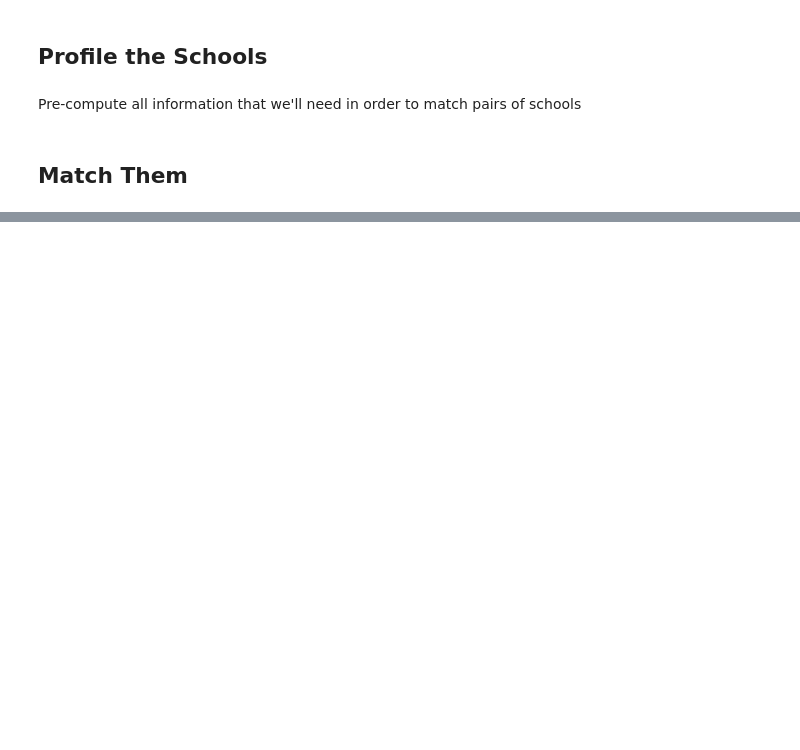
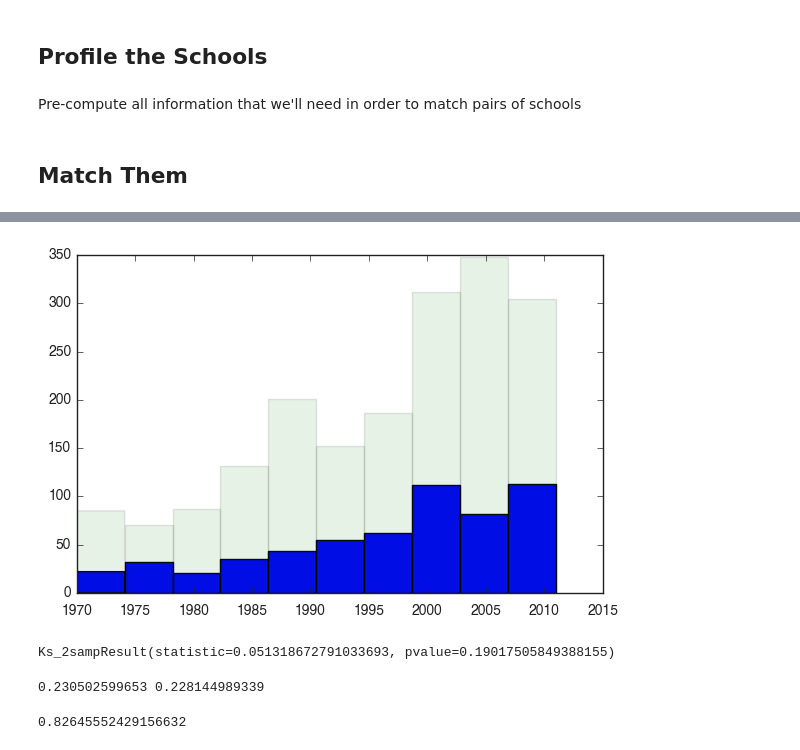
Before and after one commit to dimecon/faculty_hiring, a Jupyter notebook: notebooks-productivity/Matched Pairs - Public or Private Status.ipynb, the cells around one changed output, grey strips where cells are left out. Cells and saved outputs as stored; diff of their text form; code cells hidden in the pictures; blank space fills up the shorter version.

```diff
--- a/notebooks-productivity/Matched Pairs - Public or Private Status.ipynb
+++ b/notebooks-productivity/Matched Pairs - Public or Private Status.ipynb
@@ -193,0 +205,37 @@ plt.show()
+# %%
+private_ages = []
+public_ages = []
+
+private_junior = 0.
+public_junior = 0.
+
+for person in asst_faculty:
+    if 'dblp_pubs' not in person: continue
+    junior = int(person.current == 'Assistant Professor')
+    if inst[person.place]['private']:
+        private_ages.append(person.first_asst_job_year)
+        private_junior += junior
+    else:
+        public_ages.append(person.first_asst_job_year)
+        public_junior += junior
+# %%
+plt.hist(private_ages)
+plt.hist(public_ages, alpha=0.1)
+plt.show()
+# %% [output]
+[figure, added]
+# %%
+sp.stats.ks_2samp(private_ages, public_ages)
+# %% [output]
+Ks_2sampResult(statistic=0.051318672791033693, pvalue=0.19017505849388155)
+# %%
+frac_pub = public_junior / len(public_ages)
+frac_prv = private_junior / len(private_ages)
+
+print frac_prv, frac_pub
+# %% [output]
+0.230502599653 0.228144989339
+# %%
+sp.stats.binom_test(public_junior, len(public_ages), frac_prv)
+# %% [output]
+0.82645552429156632
```
Also changed, not shown: parts of 21 cells of this notebook, 2 other files.
